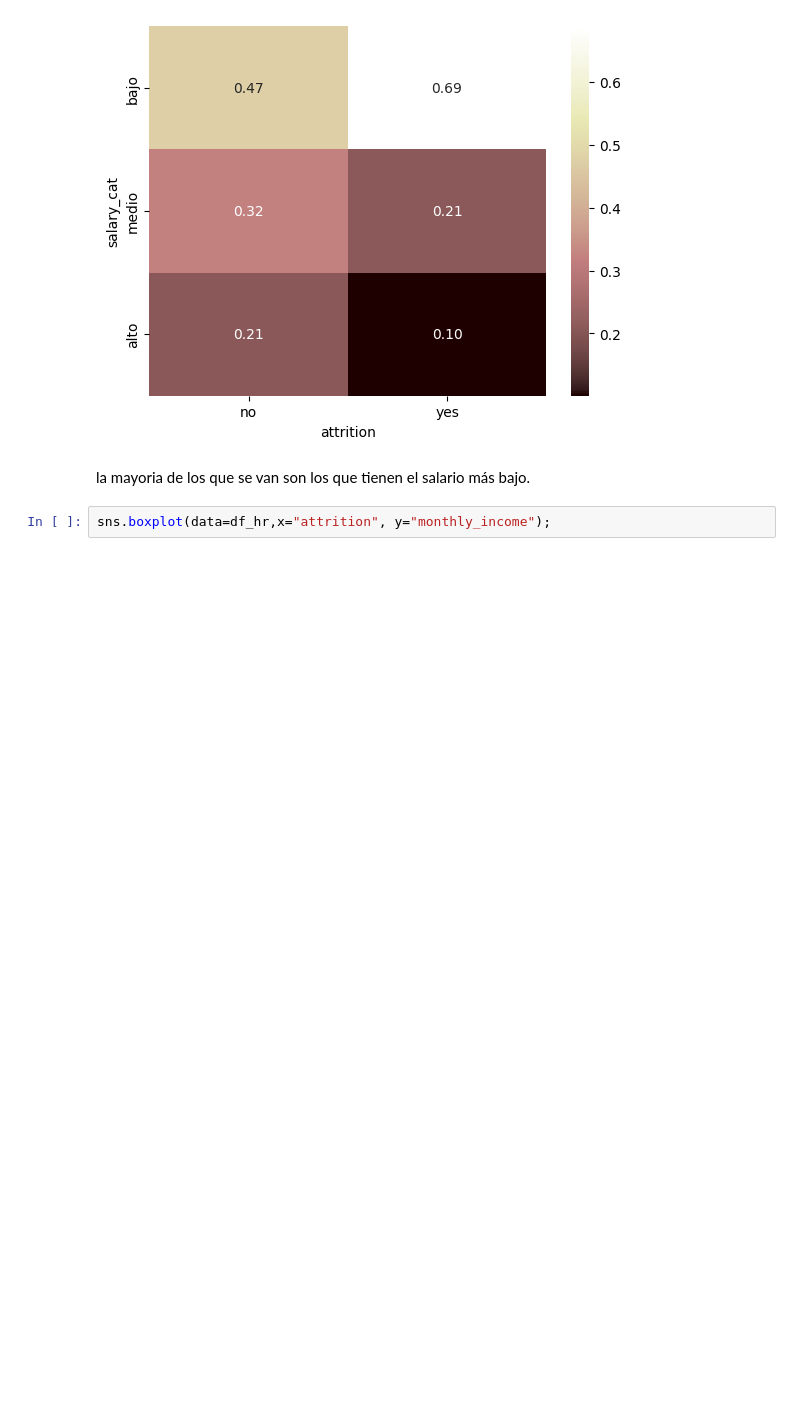
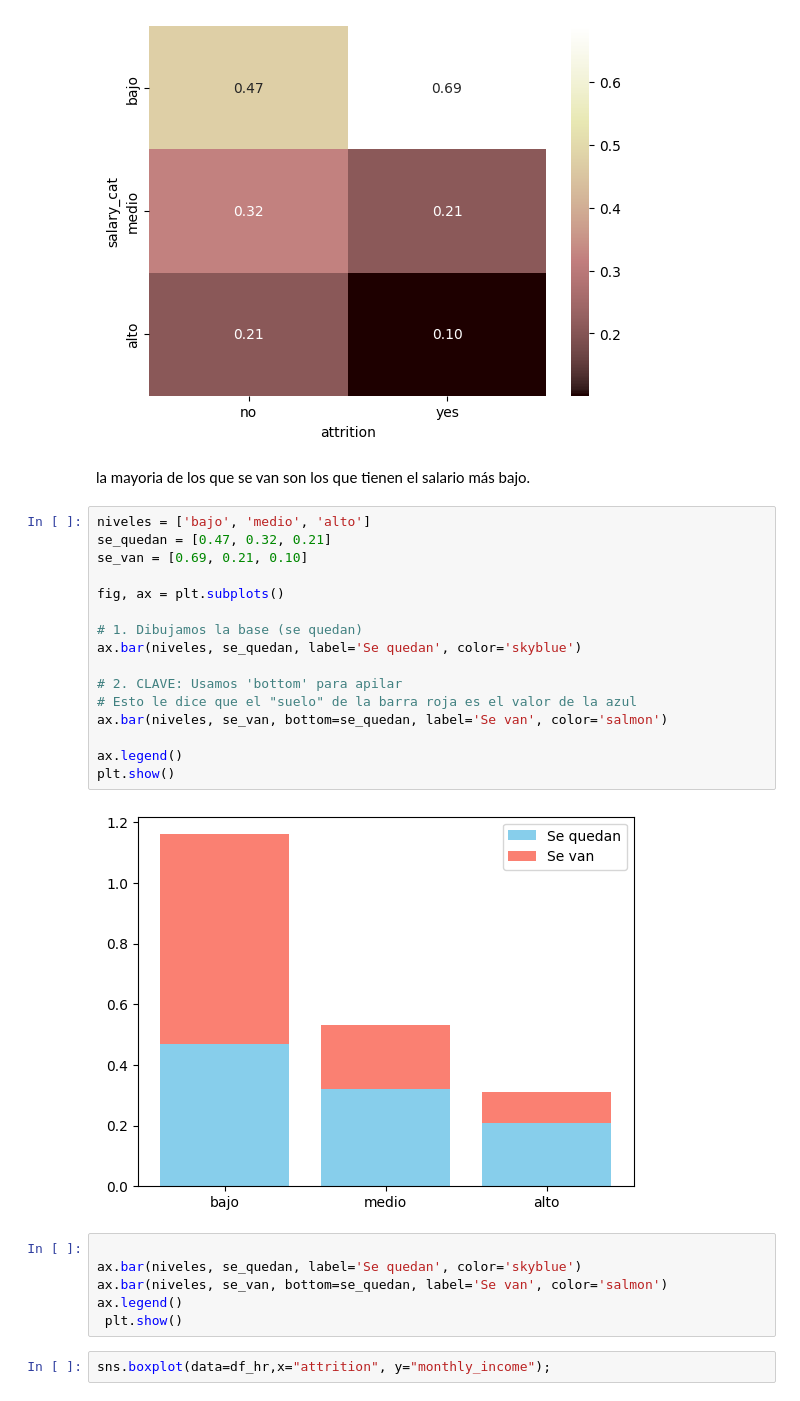
Before and after one commit to Lumo88/project-da-promo-65-modulo-3-team-1, a Jupyter notebook: Insights.ipynb, the cells around one changed output. Cells and saved outputs as stored; diff of their text form; blank space fills up the shorter version.

```diff
--- a/Insights.ipynb
+++ b/Insights.ipynb
@@ -51,6 +51,30 @@ sns.heatmap(crosstab_salary, annot=True, cmap='pink', fmt='.2f');
 [figure]
 # %% [markdown]
 la mayoria de los que se van son los que tienen el salario más bajo.
+# %%
+niveles = ['bajo', 'medio', 'alto']
+se_quedan = [0.47, 0.32, 0.21]
+se_van = [0.69, 0.21, 0.10]
+
+fig, ax = plt.subplots()
+
+# 1. Dibujamos la base (se quedan)
+ax.bar(niveles, se_quedan, label='Se quedan', color='skyblue')
+
+# 2. CLAVE: Usamos 'bottom' para apilar
+# Esto le dice que el "suelo" de la barra roja es el valor de la azul
+ax.bar(niveles, se_van, bottom=se_quedan, label='Se van', color='salmon')
+
+ax.legend()
+plt.show()
+# %% [output]
+[figure, added]
+# %%
+
+ax.bar(niveles, se_quedan, label='Se quedan', color='skyblue')
+ax.bar(niveles, se_van, bottom=se_quedan, label='Se van', color='salmon')
+ax.legend()
+ plt.show()
 # %%
 sns.boxplot(data=df_hr,x="attrition", y="monthly_income");
 # %% [output]
```
Also changed, not shown: 4 other files.
